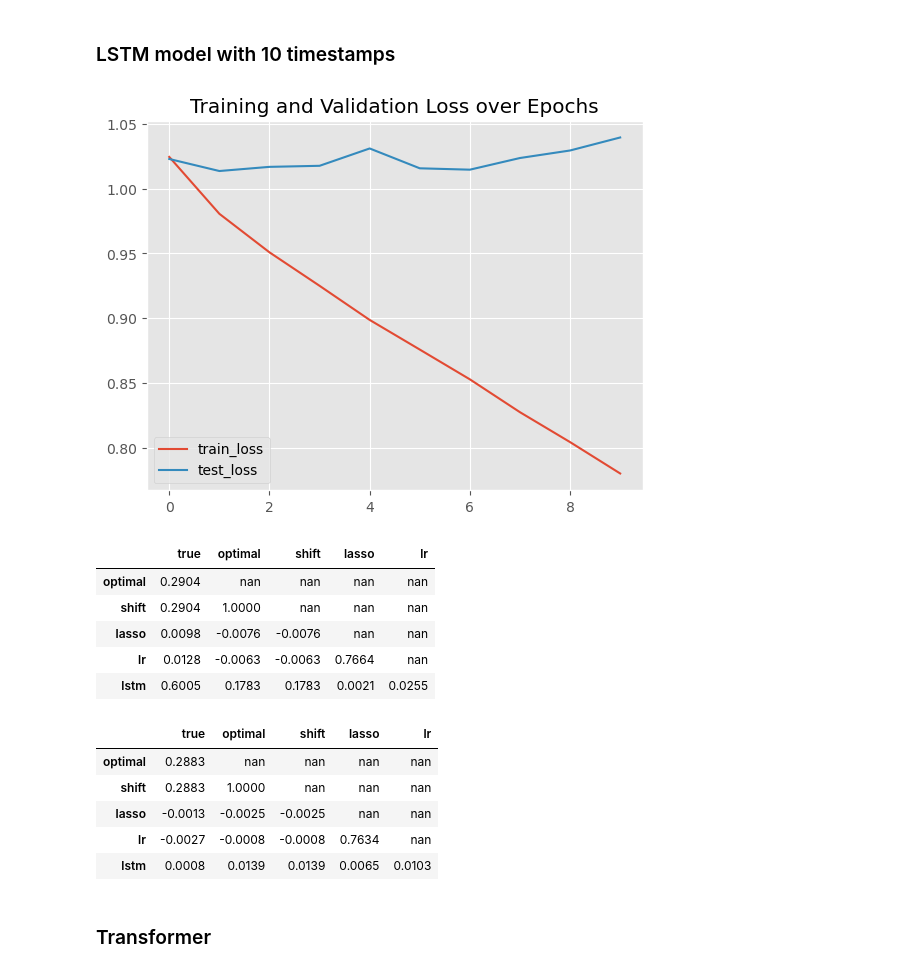
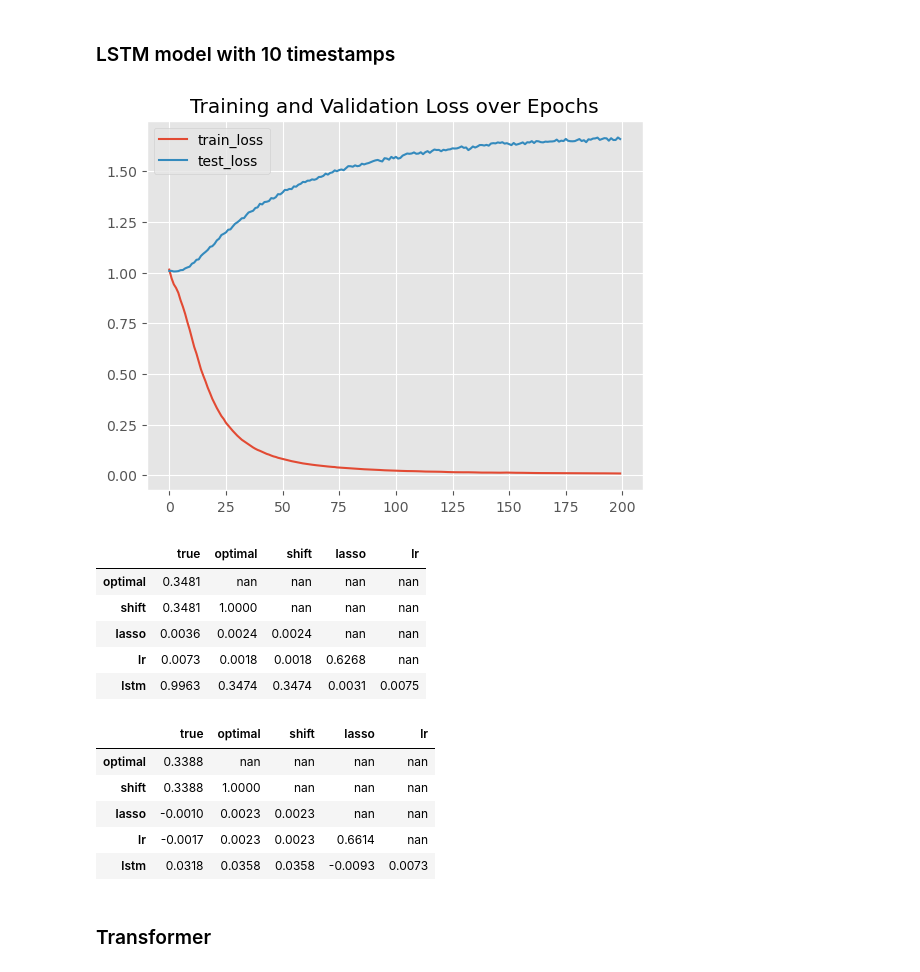
Before and after one commit to cyrilgarcia009/TSNN, a Jupyter notebook: notebooks/generators.ipynb, the cells around one changed output. Cells and saved outputs as stored; diff of their text form; code cells hidden in the pictures.

```diff
--- a/notebooks/generators.ipynb
+++ b/notebooks/generators.ipynb
@@ -32,4 +36,18 @@ plt.style.use('ggplot')
+# %%
+from dataclasses import dataclass
+
+@dataclass
+class Config:
+    T: int = 3000
+    n_ts: int = 50
+    n_f: int = 10
+    pct_zero_corr: float = 0.5
+    split_conditional: float = 0.
+    split_shift: float = 1.0
+    split_seasonal: float = 0.
+    low_corr: float = 0.1
+    high_corr: float = 0.2
 # %%
-z = generators.Generator(1000, 100, 10)
+z = generators.Generator(Config.T, Config.n_ts, Config.n_f)
 # %%
 %%time
@@ -343,35 +356,35 @@ class LSTMModel(nn.Module):
         out = self.decoder(h[-1])
         return out
 # %%
-m = LSTMModel(n_ts=100, n_f=10, n_rolling=10).to(device)
+m = LSTMModel(n_ts=Config.n_ts, n_f=Config.n_f, n_rolling=10).to(device)
 optimizer = torch.optim.Adam(m.parameters(), lr=0.001)
 
 
 model_lstm = torch_benchmarks.TorchWrapper(m, optimizer=optimizer)
 # %%
-model_lstm.fit(z.train, test=z.test, epochs=10)
+model_lstm.fit(z.train, test=z.test, epochs=200)
 # %% [output]
-[figure, old version]
+[figure, new version]
 # %%
 comp = benchmark_comparison.Comparator(models=[lasso, lr, model_lstm], model_names=['lasso', 'lr', 'lstm'])
 # %%
 comp.correl(z, mode='train')
 # %% [output]
 |  | true | optimal | shift | lasso | lr |
-| optimal | 0.2904 | nan | nan | nan | nan |
-| shift | 0.2904 | 1.0000 | nan | nan | nan |
-| lasso | 0.0098 | -0.0076 | -0.0076 | nan | nan |
-| lr | 0.0128 | -0.0063 | -0.0063 | 0.7664 | nan |
-| lstm | 0.6005 | 0.1783 | 0.1783 | 0.0021 | 0.0255 |
+| optimal | 0.3481 | nan | nan | nan | nan |
+| shift | 0.3481 | 1.0000 | nan | nan | nan |
+| lasso | 0.0036 | 0.0024 | 0.0024 | nan | nan |
+| lr | 0.0073 | 0.0018 | 0.0018 | 0.6268 | nan |
+| lstm | 0.9963 | 0.3474 | 0.3474 | 0.0031 | 0.0075 |
 # %%
 comp.correl(z, mode='test')
 # %% [output]
 |  | true | optimal | shift | lasso | lr |
-| optimal | 0.2883 | nan | nan | nan | nan |
-| shift | 0.2883 | 1.0000 | nan | nan | nan |
-| lasso | -0.0013 | -0.0025 | -0.0025 | nan | nan |
-| lr | -0.0027 | -0.0008 | -0.0008 | 0.7634 | nan |
-| lstm | 0.0008 | 0.0139 | 0.0139 | 0.0065 | 0.0103 |
+| optimal | 0.3388 | nan | nan | nan | nan |
+| shift | 0.3388 | 1.0000 | nan | nan | nan |
+| lasso | -0.0010 | 0.0023 | 0.0023 | nan | nan |
+| lr | -0.0017 | 0.0023 | 0.0023 | 0.6614 | nan |
+| lstm | 0.0318 | 0.0358 | 0.0358 | -0.0093 | 0.0073 |
 # %% [markdown]
 ### Transformer
 # %%
```
Also changed, not shown: parts of 62 cells of this notebook.
